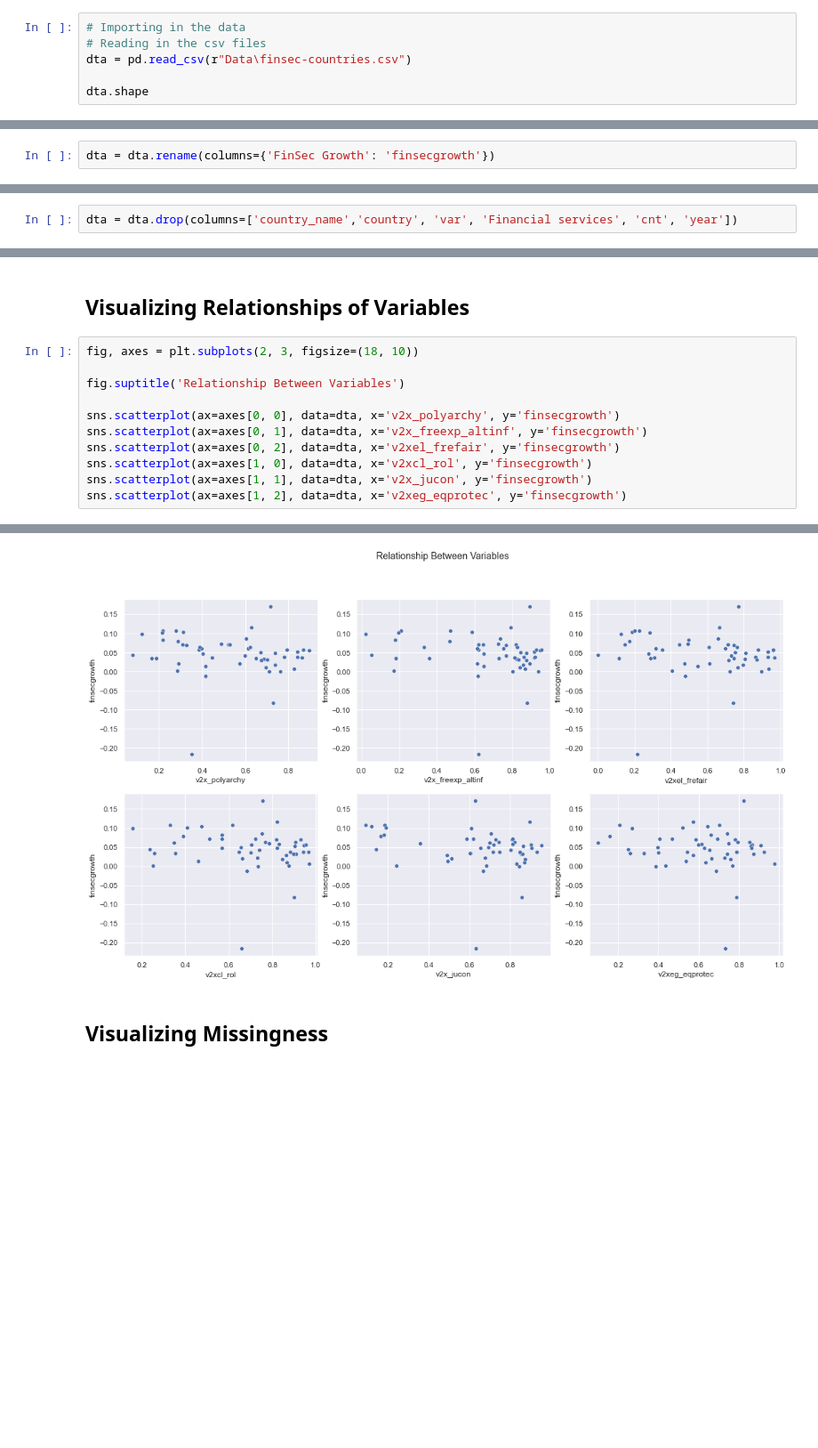
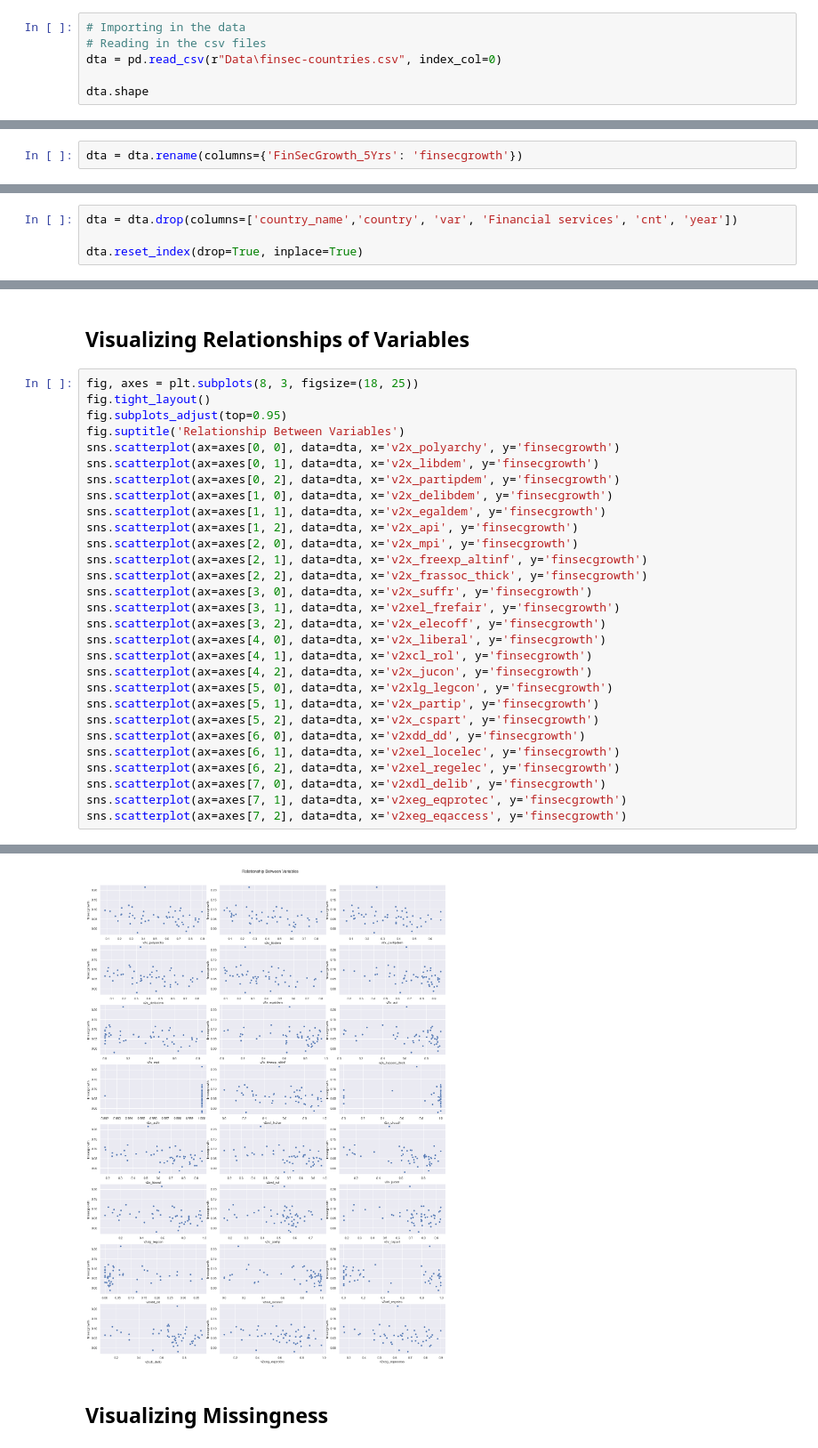
Before and after one commit to rahuloms/Data_Science_1_Final_Project_2021, a Jupyter notebook: Code/Pipeline and Models.ipynb, the cells around one changed output, grey strips where cells are left out. Shown: that part at 89% size. Drawn from its saved outputs; the diff is of its cells as text; blank space fills up the shorter version.

```diff
--- a/Code/Pipeline and Models.ipynb
+++ b/Code/Pipeline and Models.ipynb
@@ -47,7 +55,7 @@ import matplotlib.patches as mpatches
 # %%
 # Importing in the data
 # Reading in the csv files
-dta = pd.read_csv(r"Data\finsec-countries.csv")
+dta = pd.read_csv(r"Data\finsec-countries.csv", index_col=0)
 
 dta.shape
 # %% [output]
@@ -55,2 +63,2 @@ dta.shape
 # %%
-dta = dta.rename(columns={'FinSec Growth': 'finsecgrowth'})
+dta = dta.rename(columns={'FinSecGrowth_5Yrs': 'finsecgrowth'})
@@ -84,6 +105,8 @@ finsecgrowth          float64
 dtype: object
 # %%
 dta = dta.drop(columns=['country_name','country', 'var', 'Financial services', 'cnt', 'year'])
+
+dta.reset_index(drop=True, inplace=True)
 # %%
 dta.head(10)
 # %% [output]
@@ -101,14 +125,32 @@ dta.head(10)
 # %% [markdown]
 ## Visualizing Relationships of Variables
 # %%
-fig, axes = plt.subplots(2, 3, figsize=(18, 10))
-
+fig, axes = plt.subplots(8, 3, figsize=(18, 25))
+fig.tight_layout()
+fig.subplots_adjust(top=0.95)
 fig.suptitle('Relationship Between Variables')
-
 sns.scatterplot(ax=axes[0, 0], data=dta, x='v2x_polyarchy', y='finsecgrowth')
-sns.scatterplot(ax=axes[0, 1], data=dta, x='v2x_freexp_altinf', y='finsecgrowth')
-sns.scatterplot(ax=axes[0, 2], data=dta, x='v2xel_frefair', y='finsecgrowth')
-sns.scatterplot(ax=axes[1, 0], data=dta, x='v2xcl_rol', y='finsecgrowth')
-sns.scatterplot(ax=axes[1, 1], data=dta, x='v2x_jucon', y='finsecgrowth')
-sns.scatterplot(ax=axes[1, 2], data=dta, x='v2xeg_eqprotec', y='finsecgrowth')
+sns.scatterplot(ax=axes[0, 1], data=dta, x='v2x_libdem', y='finsecgrowth')
+sns.scatterplot(ax=axes[0, 2], data=dta, x='v2x_partipdem', y='finsecgrowth')
+sns.scatterplot(ax=axes[1, 0], data=dta, x='v2x_delibdem', y='finsecgrowth')
+sns.scatterplot(ax=axes[1, 1], data=dta, x='v2x_egaldem', y='finsecgrowth')
+sns.scatterplot(ax=axes[1, 2], data=dta, x='v2x_api', y='finsecgrowth')
+sns.scatterplot(ax=axes[2, 0], data=dta, x='v2x_mpi', y='finsecgrowth')
+sns.scatterplot(ax=axes[2, 1], data=dta, x='v2x_freexp_altinf', y='finsecgrowth')
+sns.scatterplot(ax=axes[2, 2], data=dta, x='v2x_frassoc_thick', y='finsecgrowth')
+sns.scatterplot(ax=axes[3, 0], data=dta, x='v2x_suffr', y='finsecgrowth')
+sns.scatterplot(ax=axes[3, 1], data=dta, x='v2xel_frefair', y='finsecgrowth')
+sns.scatterplot(ax=axes[3, 2], data=dta, x='v2x_elecoff', y='finsecgrowth')
+sns.scatterplot(ax=axes[4, 0], data=dta, x='v2x_liberal', y='finsecgrowth')
+sns.scatterplot(ax=axes[4, 1], data=dta, x='v2xcl_rol', y='finsecgrowth')
+sns.scatterplot(ax=axes[4, 2], data=dta, x='v2x_jucon', y='finsecgrowth')
+sns.scatterplot(ax=axes[5, 0], data=dta, x='v2xlg_legcon', y='finsecgrowth')
+sns.scatterplot(ax=axes[5, 1], data=dta, x='v2x_partip', y='finsecgrowth')
+sns.scatterplot(ax=axes[5, 2], data=dta, x='v2x_cspart', y='finsecgrowth')
+sns.scatterplot(ax=axes[6, 0], data=dta, x='v2xdd_dd', y='finsecgrowth')
+sns.scatterplot(ax=axes[6, 1], data=dta, x='v2xel_locelec', y='finsecgrowth')
+sns.scatterplot(ax=axes[6, 2], data=dta, x='v2xel_regelec', y='finsecgrowth')
+sns.scatterplot(ax=axes[7, 0], data=dta, x='v2xdl_delib', y='finsecgrowth')
+sns.scatterplot(ax=axes[7, 1], data=dta, x='v2xeg_eqprotec', y='finsecgrowth')
+sns.scatterplot(ax=axes[7, 2], data=dta, x='v2xeg_eqaccess', y='finsecgrowth')
 # %% [output]
@@ -116,4 +158,4 @@ sns.scatterplot(ax=axes[1, 2], data=dta, x='v2xeg_eqprotec', y='finsecgrowth')
-[figure, old version]
+[figure, new version]
 # %% [markdown]
 ## Visualizing Missingness
 # %%
```
Also changed, not shown: parts of 38 cells of this notebook, 8 other files.
